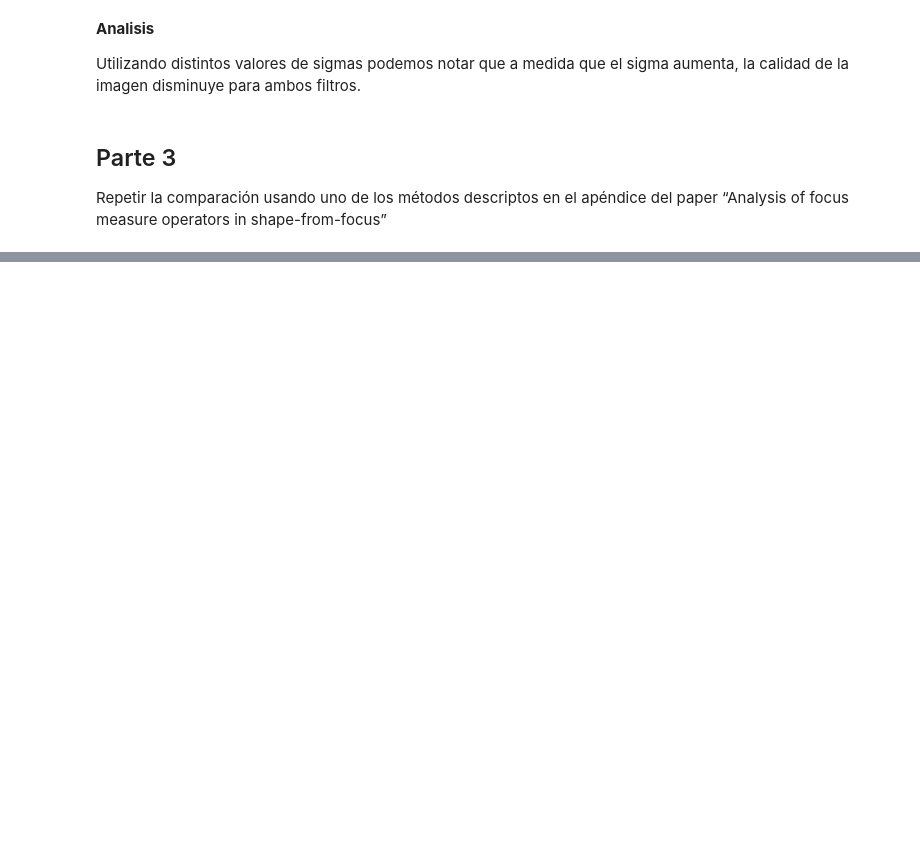
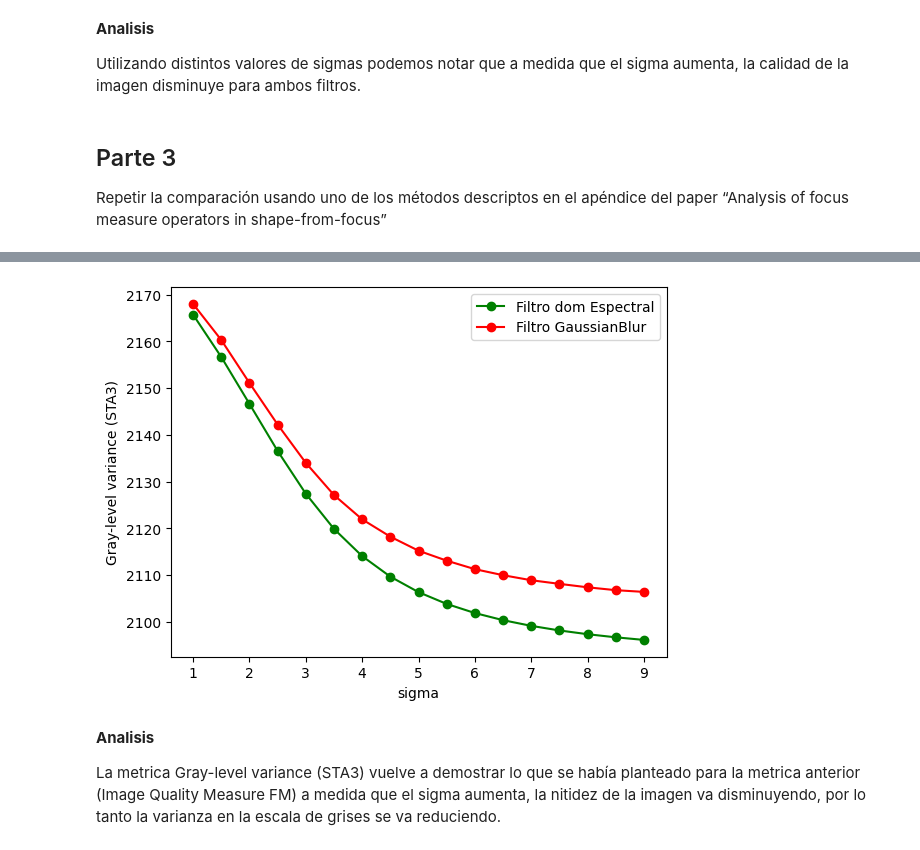
Before and after one commit to Hector242/vision_computadora_I, a Jupyter notebook: Material_TPs/TP2/tp2.ipynb, the cells around one changed output, grey strips where cells are left out. Drawn from its saved outputs; the diff is of its cells as text; code cells hidden in the pictures; blank space fills up the shorter version.

```diff
--- a/Material_TPs/TP2/tp2.ipynb
+++ b/Material_TPs/TP2/tp2.ipynb
@@ -289,3 +291,13 @@ Utilizando distintos valores de sigmas podemos notar que a medida que el sigma a
 
 Repetir la comparación usando uno de los métodos descriptos en el apéndice del paper “Analysis of
 focus measure operators in shape-from-focus”
+# %%
+# Gray-level variance (STA3)
+
+def focus_measure(img):
+    # tomamos el tamaño de la imagen
+    m,n = img.shape
+    # calculamos la varianza de las escalas de grises
+    img_var = np.sum(np.square(img - np.mean(img))) / (m*n)
+
+    return img_var
@@ -291,0 +322,36 @@ focus measure operators in shape-from-focus”
+# %%
+img_focusM_f_array = []
+img_focusM_g_array = []
+for i in range(len(sig)):
+    kernel, kernel_tf = create_gauss_filter(h, w, k_size=17, sigma=sig[i])
+
+    # aplicamos filtro espectral a imagen de Monna lisa con distintos sigmas
+    filter_f_3 = img_fft * kernel_tf
+    img_gauss_f_3 = np.fft.ifftshift(np.real(np.fft.ifft2(filter_f_3)))
+
+    # aplicamos filtro espectral a imagen de Monna lisa con distintos sigmas
+    gauss_blur_3 = cv.GaussianBlur(img_gray, ksize=(17,17), sigmaX=sig[i])
+
+    # tomamos metricas de ambos filtros
+    img_focusM_f = focus_measure(img_gauss_f_3)
+    img_focusM_f_array.append(img_focusM_f)
+
+    img_focusM_g = focus_measure(gauss_blur_3)
+    img_focusM_g_array.append(img_focusM_g)
+# %%
+# grafiamos resultados
+fig, ax = plt.subplots()
+
+ax.plot(sig, img_focusM_f_array, marker='o', color='green', label='Filtro dom Espectral')
+ax.plot(sig, img_focusM_g_array, marker='o', color='red', label='Filtro GaussianBlur')
+ax.set_xlabel('sigma')
+ax.set_ylabel('Gray-level variance (STA3)')
+ax.legend()
+
+plt.show()
+# %% [output]
+[figure, added]
+# %% [markdown]
+**Analisis**
+
+La metrica Gray-level variance (STA3) vuelve a demostrar lo que se había planteado para la metrica anterior (Image Quality Measure FM) a medida que el sigma aumenta, la nitidez de la imagen va disminuyendo, por lo tanto la varianza en la escala de grises se va reduciendo.
```
Also changed, not shown: parts of 14 cells of this notebook.
